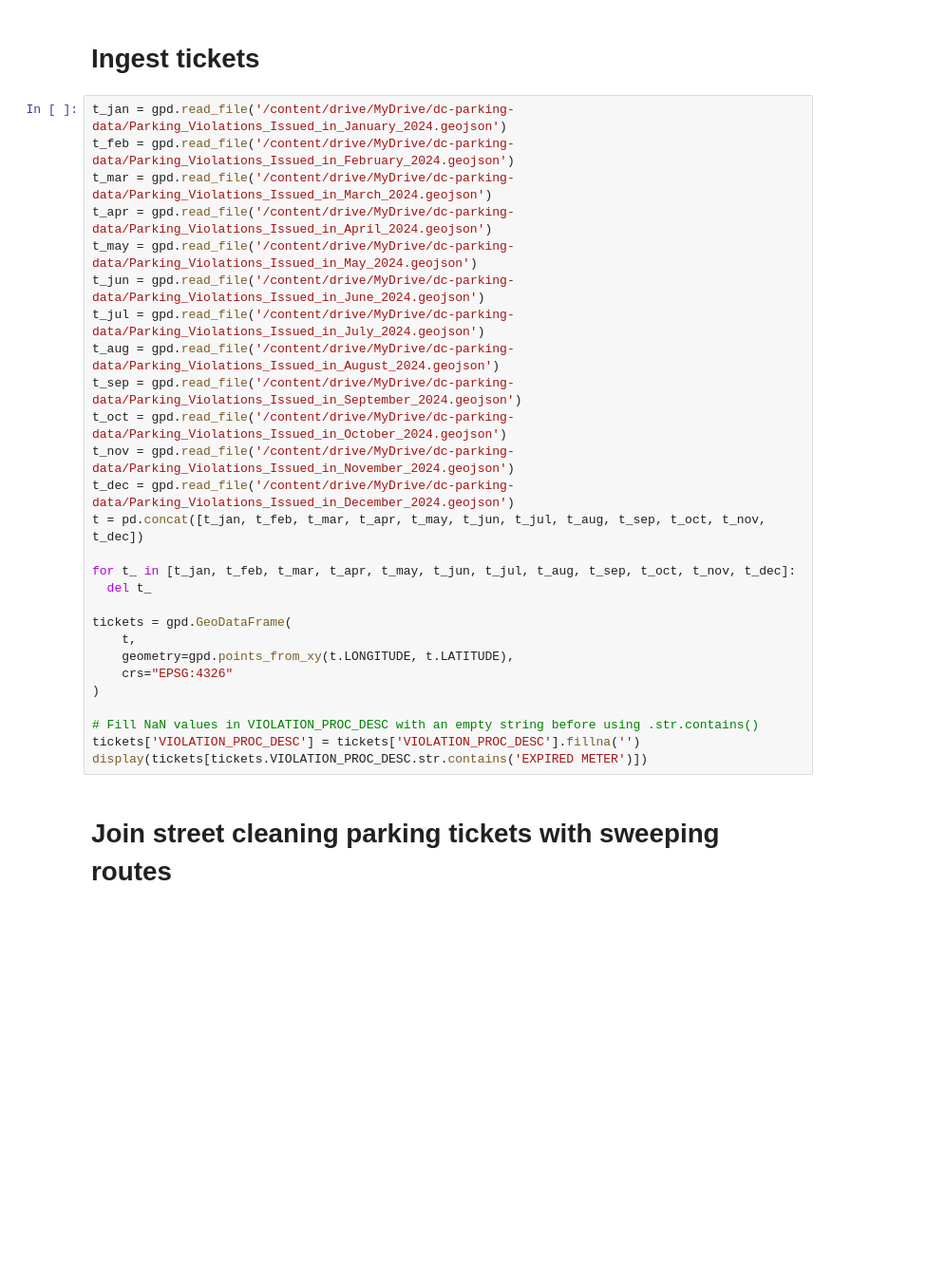
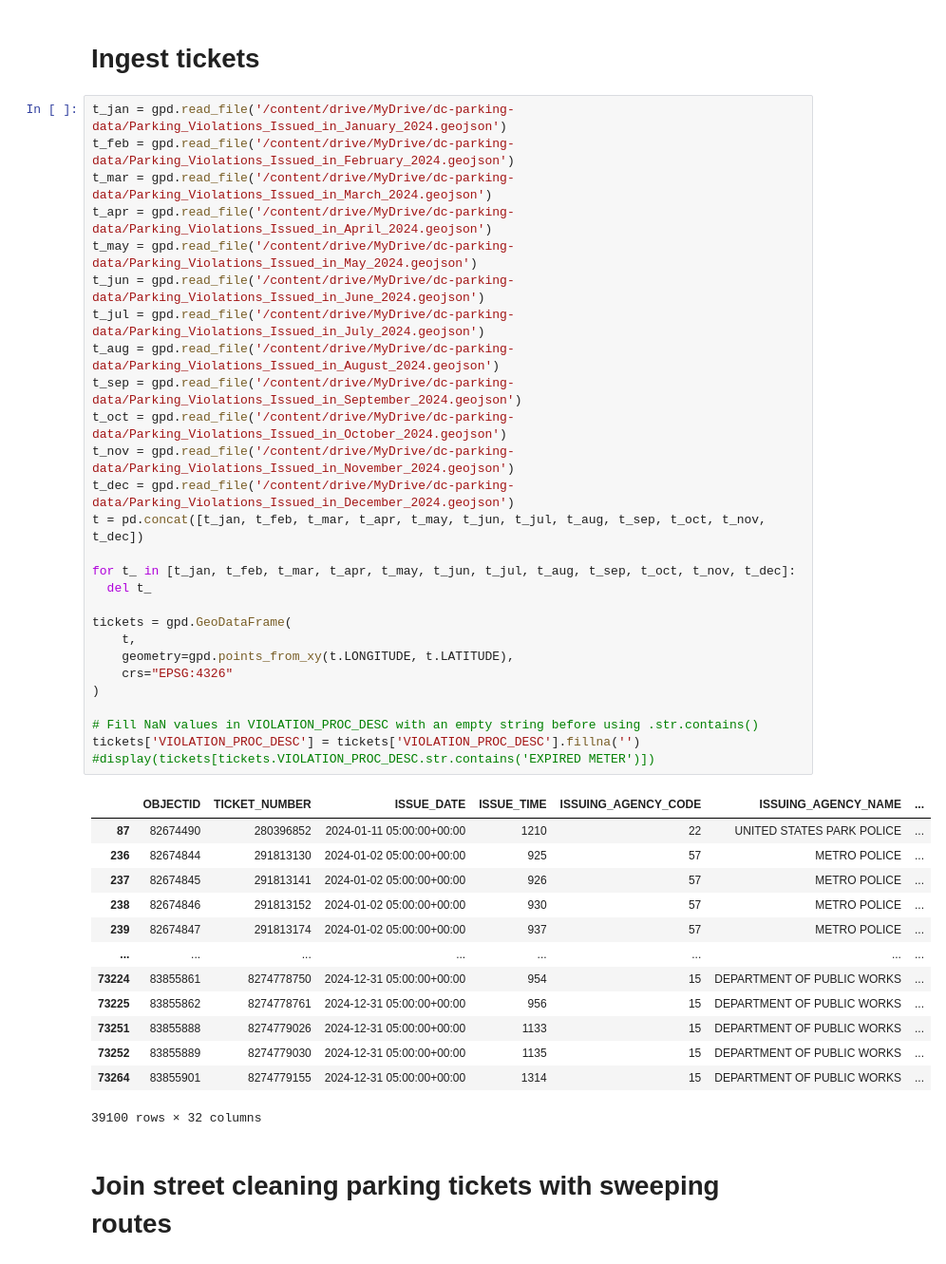
Before and after one commit to reedmarkham/meter-made, a Jupyter notebook: meter_made.ipynb, the cells around one changed output. Shown at 95% size. Saved outputs shown, nothing was run; the diff lists cells and outputs as text; blank space fills up the shorter version.

```diff
--- a/meter_made.ipynb
+++ b/meter_made.ipynb
@@ -94,30 +111,44 @@ display(routes_gdf.sort_values(by='ADDRESS'))
 # %%
 t_jan = gpd.read_file('/content/drive/MyDrive/dc-parking-data/Parking_Violations_Issued_in_January_2024.geojson')
 t_feb = gpd.read_file('/content/drive/MyDrive/dc-parking-data/Parking_Violations_Issued_in_February_2024.geojson')
 t_mar = gpd.read_file('/content/drive/MyDrive/dc-parking-data/Parking_Violations_Issued_in_March_2024.geojson')
 t_apr = gpd.read_file('/content/drive/MyDrive/dc-parking-data/Parking_Violations_Issued_in_April_2024.geojson')
 t_may = gpd.read_file('/content/drive/MyDrive/dc-parking-data/Parking_Violations_Issued_in_May_2024.geojson')
 t_jun = gpd.read_file('/content/drive/MyDrive/dc-parking-data/Parking_Violations_Issued_in_June_2024.geojson')
 t_jul = gpd.read_file('/content/drive/MyDrive/dc-parking-data/Parking_Violations_Issued_in_July_2024.geojson')
 t_aug = gpd.read_file('/content/drive/MyDrive/dc-parking-data/Parking_Violations_Issued_in_August_2024.geojson')
 t_sep = gpd.read_file('/content/drive/MyDrive/dc-parking-data/Parking_Violations_Issued_in_September_2024.geojson')
 t_oct = gpd.read_file('/content/drive/MyDrive/dc-parking-data/Parking_Violations_Issued_in_October_2024.geojson')
 t_nov = gpd.read_file('/content/drive/MyDrive/dc-parking-data/Parking_Violations_Issued_in_November_2024.geojson')
 t_dec = gpd.read_file('/content/drive/MyDrive/dc-parking-data/Parking_Violations_Issued_in_December_2024.geojson')
 t = pd.concat([t_jan, t_feb, t_mar, t_apr, t_may, t_jun, t_jul, t_aug, t_sep, t_oct, t_nov, t_dec])
 
 for t_ in [t_jan, t_feb, t_mar, t_apr, t_may, t_jun, t_jul, t_aug, t_sep, t_oct, t_nov, t_dec]:
   del t_
 
 tickets = gpd.GeoDataFrame(
     t,
     geometry=gpd.points_from_xy(t.LONGITUDE, t.LATITUDE),
     crs="EPSG:4326"
 )
 
 # Fill NaN values in VIOLATION_PROC_DESC with an empty string before using .str.contains()
 tickets['VIOLATION_PROC_DESC'] = tickets['VIOLATION_PROC_DESC'].fillna('')
-display(tickets[tickets.VIOLATION_PROC_DESC.str.contains('EXPIRED METER')])
+#display(tickets[tickets.VIOLATION_PROC_DESC.str.contains('EXPIRED METER')])
+# %% [output]
+|  | OBJECTID | TICKET_NUMBER | ISSUE_DATE | ISSUE_TIME | ISSUING_AGENCY_CODE | ISSUING_AGENCY_NAME | ... |
+| 87 | 82674490 | 280396852 | 2024-01-11 05:00:00+00:00 | 1210 | 22 | UNITED STATES PARK POLICE | ... |
+| 236 | 82674844 | 291813130 | 2024-01-02 05:00:00+00:00 | 925 | 57 | METRO POLICE | ... |
+| 237 | 82674845 | 291813141 | 2024-01-02 05:00:00+00:00 | 926 | 57 | METRO POLICE | ... |
+| 238 | 82674846 | 291813152 | 2024-01-02 05:00:00+00:00 | 930 | 57 | METRO POLICE | ... |
+| 239 | 82674847 | 291813174 | 2024-01-02 05:00:00+00:00 | 937 | 57 | METRO POLICE | ... |
+| ... | ... | ... | ... | ... | ... | ... | ... |
+| 73224 | 83855861 | 8274778750 | 2024-12-31 05:00:00+00:00 | 954 | 15 | DEPARTMENT OF PUBLIC WORKS | ... |
+| 73225 | 83855862 | 8274778761 | 2024-12-31 05:00:00+00:00 | 956 | 15 | DEPARTMENT OF PUBLIC WORKS | ... |
+| 73251 | 83855888 | 8274779026 | 2024-12-31 05:00:00+00:00 | 1133 | 15 | DEPARTMENT OF PUBLIC WORKS | ... |
+| 73252 | 83855889 | 8274779030 | 2024-12-31 05:00:00+00:00 | 1135 | 15 | DEPARTMENT OF PUBLIC WORKS | ... |
+| 73264 | 83855901 | 8274779155 | 2024-12-31 05:00:00+00:00 | 1314 | 15 | DEPARTMENT OF PUBLIC WORKS | ... |
+39100 rows × 32 columns
 # %% [markdown]
 # Join street cleaning parking tickets with sweeping routes
 # %%
```
Also changed, not shown: parts of 17 cells of this notebook.
